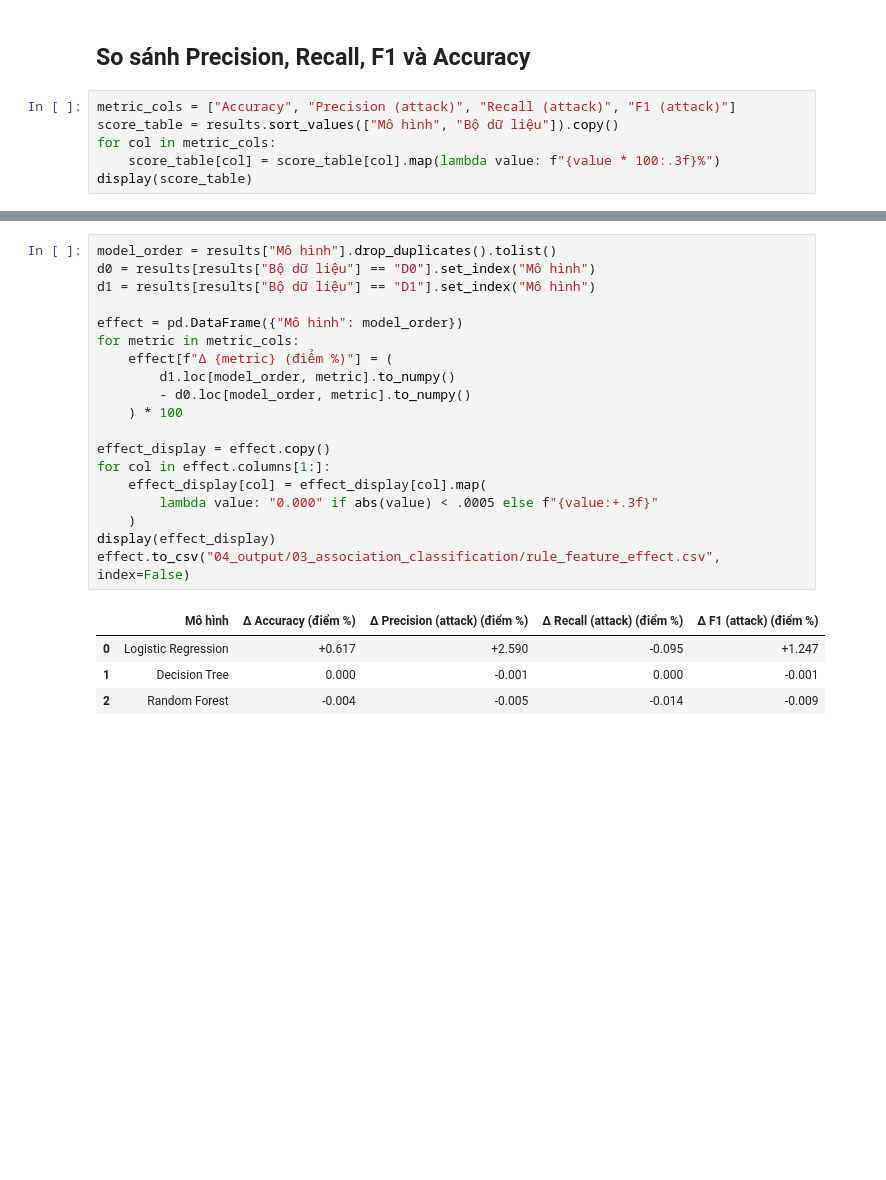
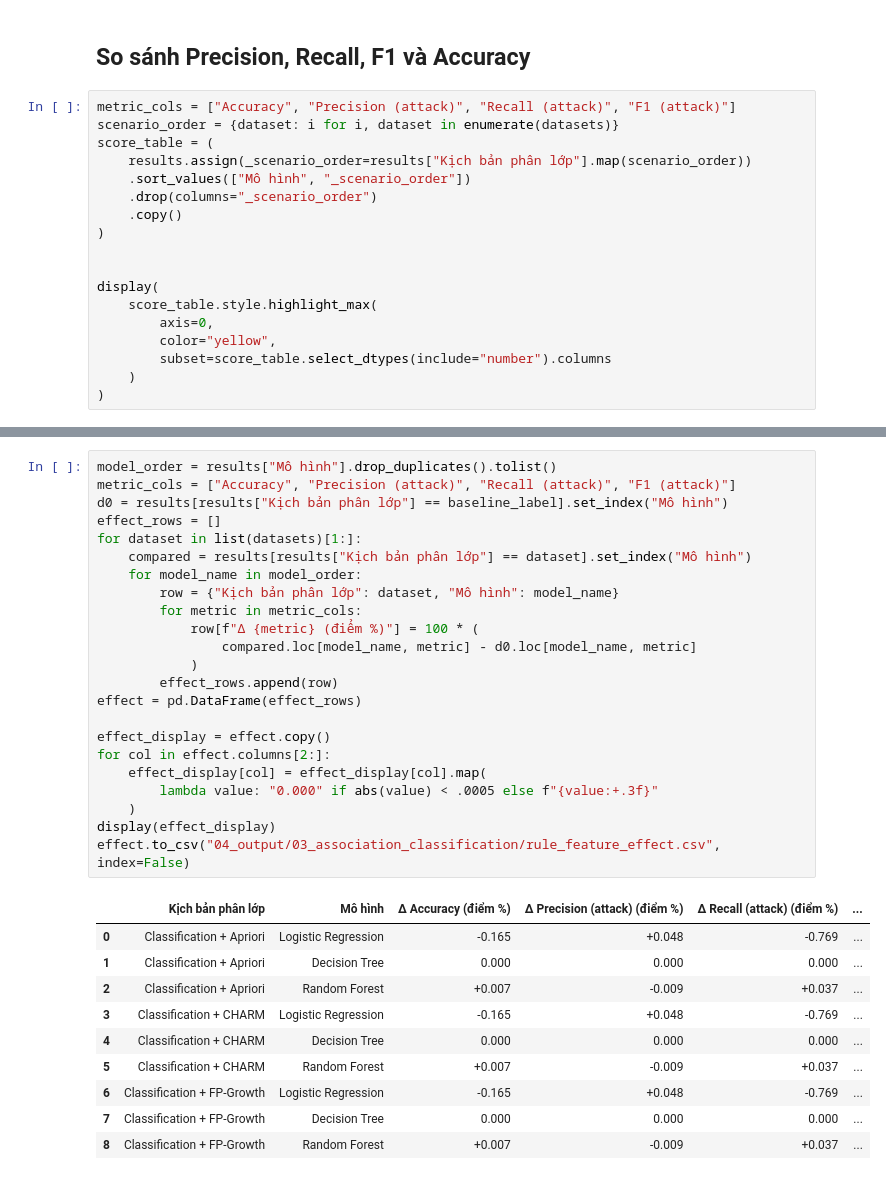
Before and after one commit to Td1nh/adm_g05_lycos, a Jupyter notebook: 03_association_classification.ipynb, the cells around one changed output, grey strips where cells are left out. Saved outputs shown, nothing was run; the diff lists cells and outputs as text; blank space fills up the shorter version.

```diff
--- a/03_association_classification.ipynb
+++ b/03_association_classification.ipynb
@@ -658,8 +722,20 @@ plt.show()
 ## So sánh Precision, Recall, F1 và Accuracy
 # %%
 metric_cols = ["Accuracy", "Precision (attack)", "Recall (attack)", "F1 (attack)"]
-score_table = results.sort_values(["Mô hình", "Bộ dữ liệu"]).copy()
-for col in metric_cols:
-    score_table[col] = score_table[col].map(lambda value: f"{value * 100:.3f}%")
-display(score_table)
+scenario_order = {dataset: i for i, dataset in enumerate(datasets)}
+score_table = (
+    results.assign(_scenario_order=results["Kịch bản phân lớp"].map(scenario_order))
+    .sort_values(["Mô hình", "_scenario_order"])
+    .drop(columns="_scenario_order")
+    .copy()
+)
+
+
+display(
+    score_table.style.highlight_max(
+        axis=0,
+        color="yellow",
+        subset=score_table.select_dtypes(include="number").columns
+    )
+)
 # %% [output]
@@ -677,25 +759,35 @@ display(score_table)
 # %%
 model_order = results["Mô hình"].drop_duplicates().tolist()
-d0 = results[results["Bộ dữ liệu"] == "D0"].set_index("Mô hình")
-d1 = results[results["Bộ dữ liệu"] == "D1"].set_index("Mô hình")
-
-effect = pd.DataFrame({"Mô hình": model_order})
-for metric in metric_cols:
-    effect[f"Δ {metric} (điểm %)"] = (
-        d1.loc[model_order, metric].to_numpy()
-        - d0.loc[model_order, metric].to_numpy()
-    ) * 100
+metric_cols = ["Accuracy", "Precision (attack)", "Recall (attack)", "F1 (attack)"]
+d0 = results[results["Kịch bản phân lớp"] == baseline_label].set_index("Mô hình")
+effect_rows = []
+for dataset in list(datasets)[1:]:
+    compared = results[results["Kịch bản phân lớp"] == dataset].set_index("Mô hình")
+    for model_name in model_order:
+        row = {"Kịch bản phân lớp": dataset, "Mô hình": model_name}
+        for metric in metric_cols:
+            row[f"Δ {metric} (điểm %)"] = 100 * (
+                compared.loc[model_name, metric] - d0.loc[model_name, metric]
+            )
+        effect_rows.append(row)
+effect = pd.DataFrame(effect_rows)
 
 effect_display = effect.copy()
-for col in effect.columns[1:]:
+for col in effect.columns[2:]:
     effect_display[col] = effect_display[col].map(
         lambda value: "0.000" if abs(value) < .0005 else f"{value:+.3f}"
     )
 display(effect_display)
 effect.to_csv("04_output/03_association_classification/rule_feature_effect.csv", index=False)
 # %% [output]
-|  | Mô hình | Δ Accuracy (điểm %) | Δ Precision (attack) (điểm %) | Δ Recall (attack) (điểm %) | Δ F1 (attack) (điểm %) |
-| 0 | Logistic Regression | +0.617 | +2.590 | -0.095 | +1.247 |
-| 1 | Decision Tree | 0.000 | -0.001 | 0.000 | -0.001 |
-| 2 | Random Forest | -0.004 | -0.005 | -0.014 | -0.009 |
+|  | Kịch bản phân lớp | Mô hình | Δ Accuracy (điểm %) | Δ Precision (attack) (điểm %) | Δ Recall (attack) (điểm %) | ... |
+| 0 | Classification + Apriori | Logistic Regression | -0.165 | +0.048 | -0.769 | ... |
+| 1 | Classification + Apriori | Decision Tree | 0.000 | 0.000 | 0.000 | ... |
+| 2 | Classification + Apriori | Random Forest | +0.007 | -0.009 | +0.037 | ... |
+| 3 | Classification + CHARM | Logistic Regression | -0.165 | +0.048 | -0.769 | ... |
+| 4 | Classification + CHARM | Decision Tree | 0.000 | 0.000 | 0.000 | ... |
+| 5 | Classification + CHARM | Random Forest | +0.007 | -0.009 | +0.037 | ... |
+| 6 | Classification + FP-Growth | Logistic Regression | -0.165 | +0.048 | -0.769 | ... |
+| 7 | Classification + FP-Growth | Decision Tree | 0.000 | 0.000 | 0.000 | ... |
+| 8 | Classification + FP-Growth | Random Forest | +0.007 | -0.009 | +0.037 | ... |
 # %%
```
Also changed, not shown: parts of 30 cells of this notebook, 2 other files.
